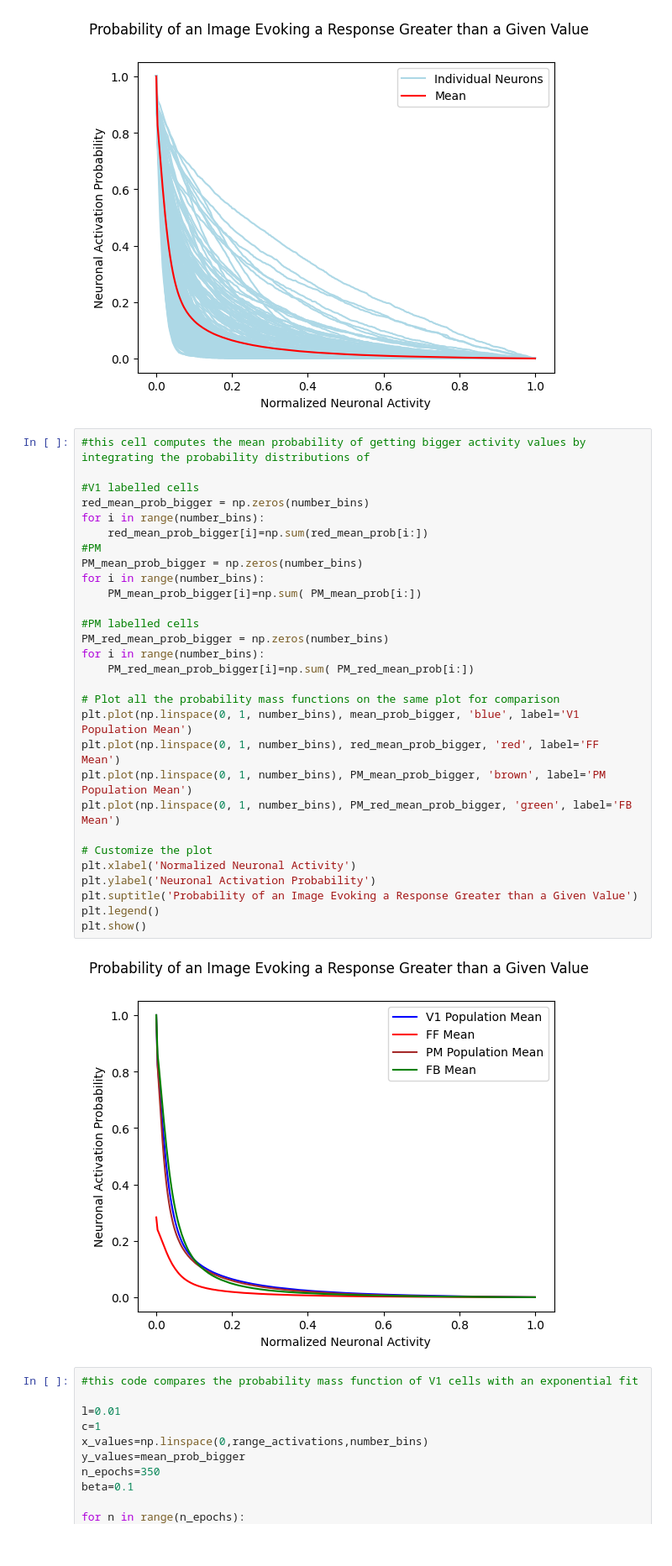
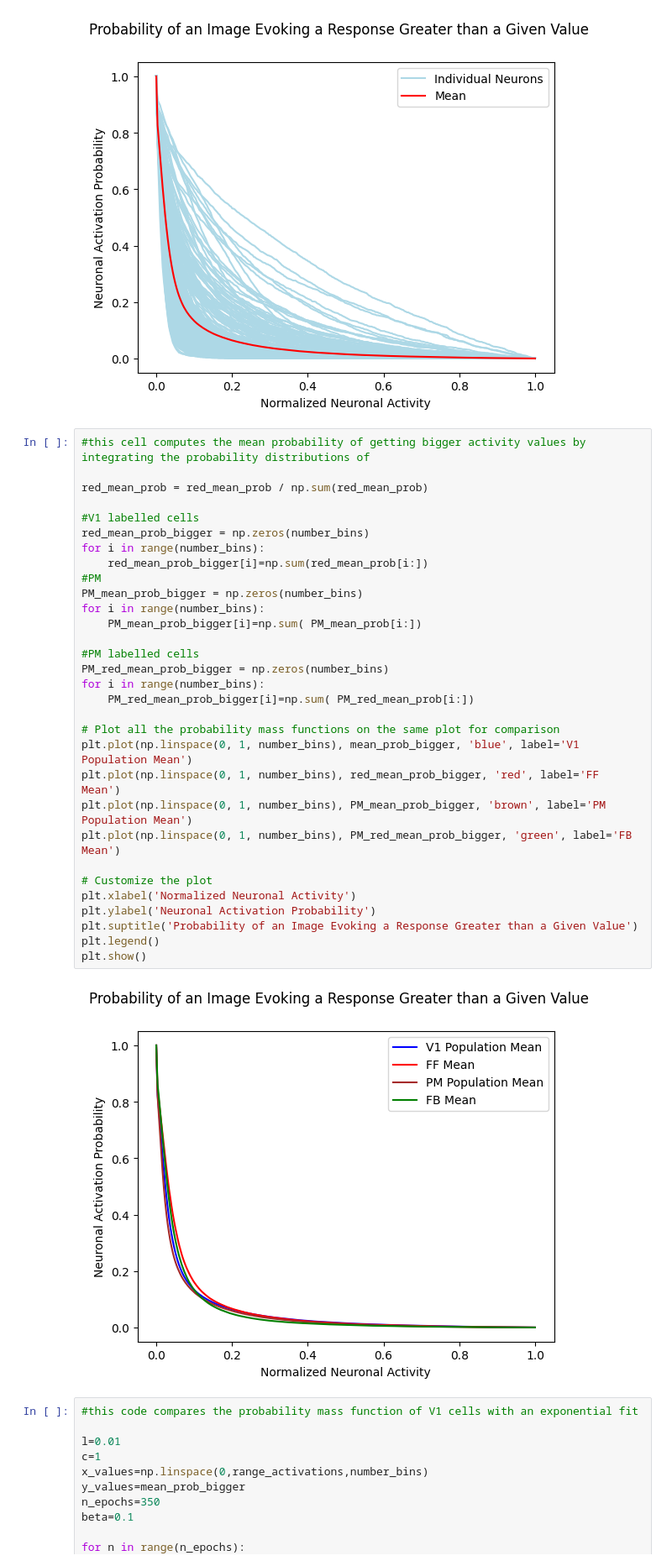
Before and after one commit to ananaphasia/Petreanu_MEI_generation, a Jupyter notebook: image_processing_Joan.ipynb, the cells around one changed output. Shown at 84% size. Drawn from its saved outputs; the diff is of its cells as text.

Commit message:
manually normalize red_mean_prob

```diff
--- a/image_processing_Joan.ipynb
+++ b/image_processing_Joan.ipynb
@@ -342,35 +342,37 @@ plt.show()
 [figure]
 # %%
 #this cell computes the mean probability of getting bigger activity values by integrating the probability distributions of
+
+red_mean_prob = red_mean_prob / np.sum(red_mean_prob)
 
 #V1 labelled cells
 red_mean_prob_bigger = np.zeros(number_bins)
 for i in range(number_bins):
     red_mean_prob_bigger[i]=np.sum(red_mean_prob[i:])
 #PM
 PM_mean_prob_bigger = np.zeros(number_bins)
 for i in range(number_bins):
     PM_mean_prob_bigger[i]=np.sum( PM_mean_prob[i:])
 
 #PM labelled cells
 PM_red_mean_prob_bigger = np.zeros(number_bins)
 for i in range(number_bins):
     PM_red_mean_prob_bigger[i]=np.sum( PM_red_mean_prob[i:])
 
 # Plot all the probability mass functions on the same plot for comparison
 plt.plot(np.linspace(0, 1, number_bins), mean_prob_bigger, 'blue', label='V1 Population Mean')
 plt.plot(np.linspace(0, 1, number_bins), red_mean_prob_bigger, 'red', label='FF Mean')
 plt.plot(np.linspace(0, 1, number_bins), PM_mean_prob_bigger, 'brown', label='PM Population Mean')
 plt.plot(np.linspace(0, 1, number_bins), PM_red_mean_prob_bigger, 'green', label='FB Mean')
 
 # Customize the plot
 plt.xlabel('Normalized Neuronal Activity')
 plt.ylabel('Neuronal Activation Probability')
 plt.suptitle('Probability of an Image Evoking a Response Greater than a Given Value')
 plt.legend()
 plt.show()
 # %% [output]
-[figure, old version]
+[figure, new version]
 # %%
 #this code compares the probability mass function of V1 cells with an exponential fit
 
```
